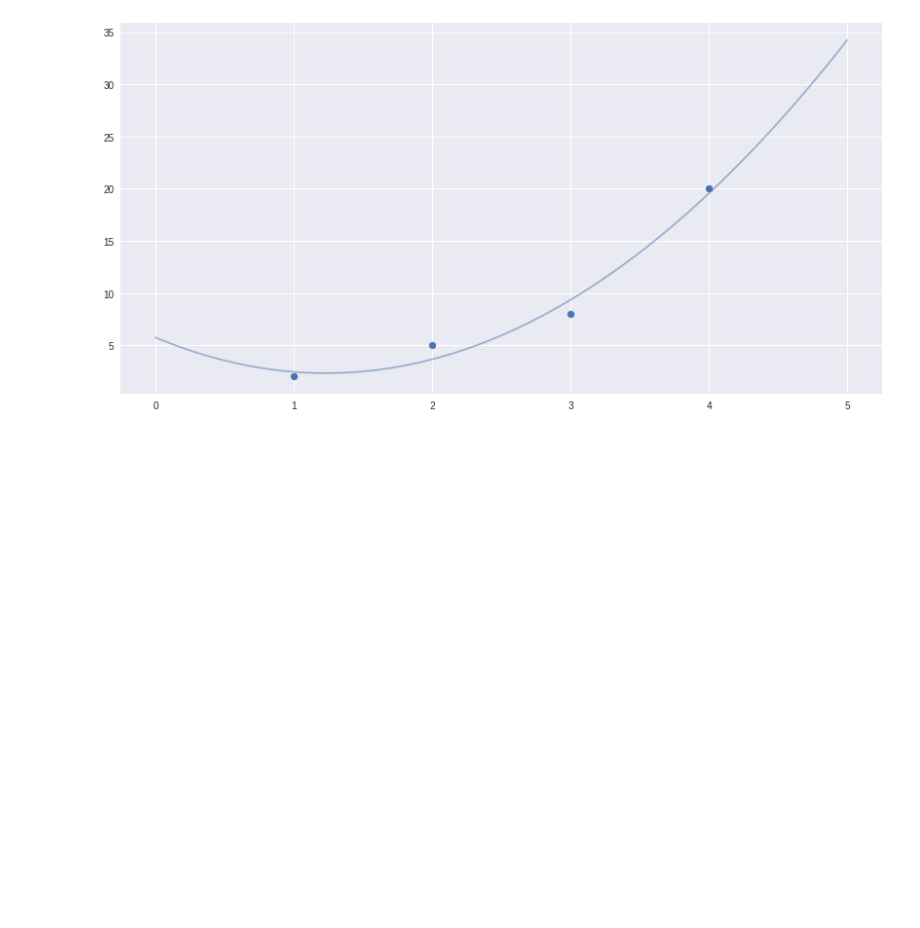
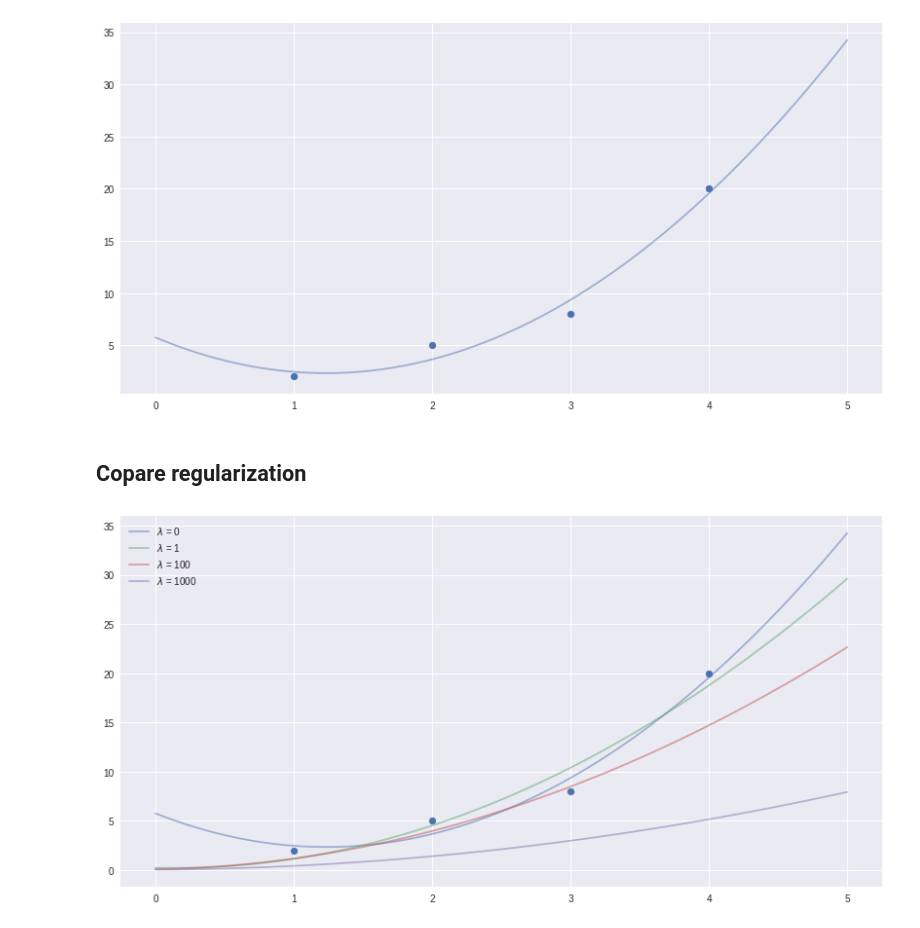
Before and after one commit to jgoerner/ml-homework, a Jupyter notebook: notebooks/02_Linear_Models_Regression.ipynb, the cells around one changed output. Drawn from its saved outputs; the diff is of its cells as text; code cells hidden in the pictures; blank space fills up the shorter version.

Commit message:
included regularization

```diff
--- a/notebooks/02_Linear_Models_Regression.ipynb
+++ b/notebooks/02_Linear_Models_Regression.ipynb
@@ -49,3 +50,29 @@ plt.plot(
 );
 # %% [output]
 [figure]
+# %% [markdown]
+## Copare regularization
+# %%
+# compare different regularizer
+reg = [0, 1, 100, 1000]
+Ws = []
+
+# get optimal parameter
+for r in reg:
+    Ws.append(maximum_likelihood_regression(X, PHI, Y, reg=r))
+
+# plot points
+plt.scatter(X, Y)
+
+# plot different regularizer
+for w, reg in zip(Ws, reg):
+    p = np.polynomial.polynomial.Polynomial(w)
+    plt.plot(
+        np.linspace(0, 5, 100),
+        p(np.linspace(0, 5, 100)),
+        alpha=.5,
+        label="$\lambda$ = {}".format(reg),
+    )
+plt.legend(loc=0);
+# %% [output]
+[figure, added]
```
Also changed, not shown: parts of 1 cell of this notebook, 1 other file.
